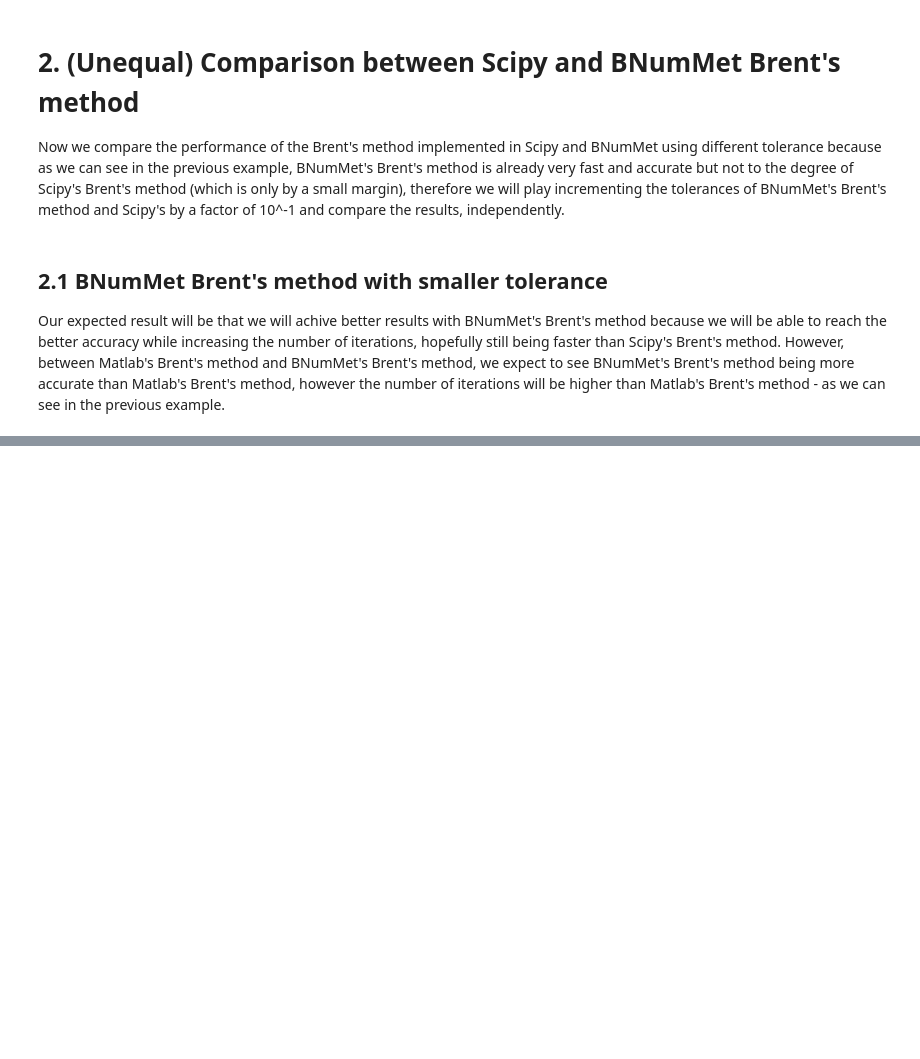
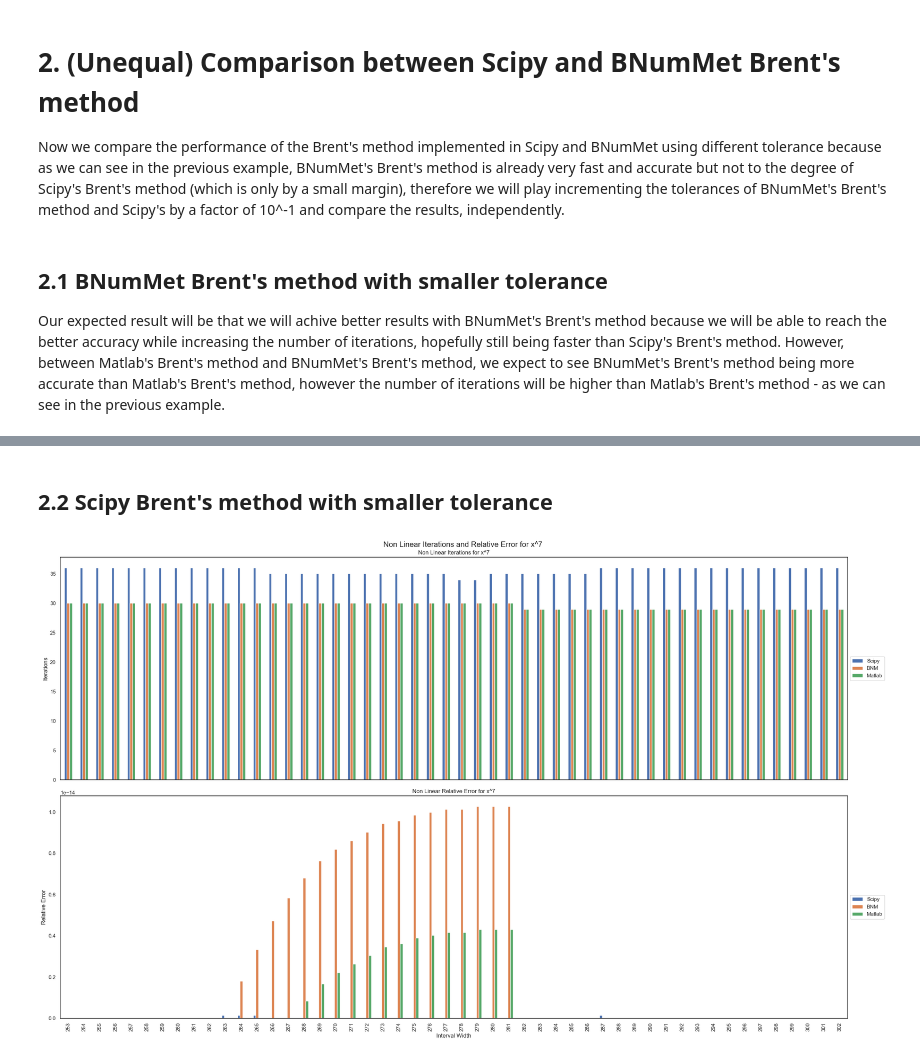
Before and after one commit to fbpazos/Trabajo-Fin-Master, a Jupyter notebook: Python_BNumMet/Demos/Timings/NonLinear_Iterations.ipynb, the cells around one changed output, grey strips where cells are left out. Drawn from its saved outputs; the diff is of its cells as text; code cells hidden in the pictures; blank space fills up the shorter version.

```diff
--- a/Python_BNumMet/Demos/Timings/NonLinear_Iterations.ipynb
+++ b/Python_BNumMet/Demos/Timings/NonLinear_Iterations.ipynb
@@ -124,0 +121,11 @@ plt.show()
+# %% [markdown]
+## 2.2 Scipy Brent's method with smaller tolerance
+# %%
+results = json.load(
+    open(f"./Results/NonLinear/NonLinearTimings_diffTol_scipy_{number}.json", "r")
+)
+df = pd.DataFrame(results)
+fig = experimentPlot(df, order, length_tuple, number=number, noMatlab=False)
+plt.show()
+# %% [output]
+[figure, added]
```
Also changed, not shown: parts of 7 cells of this notebook, 25 other files.
